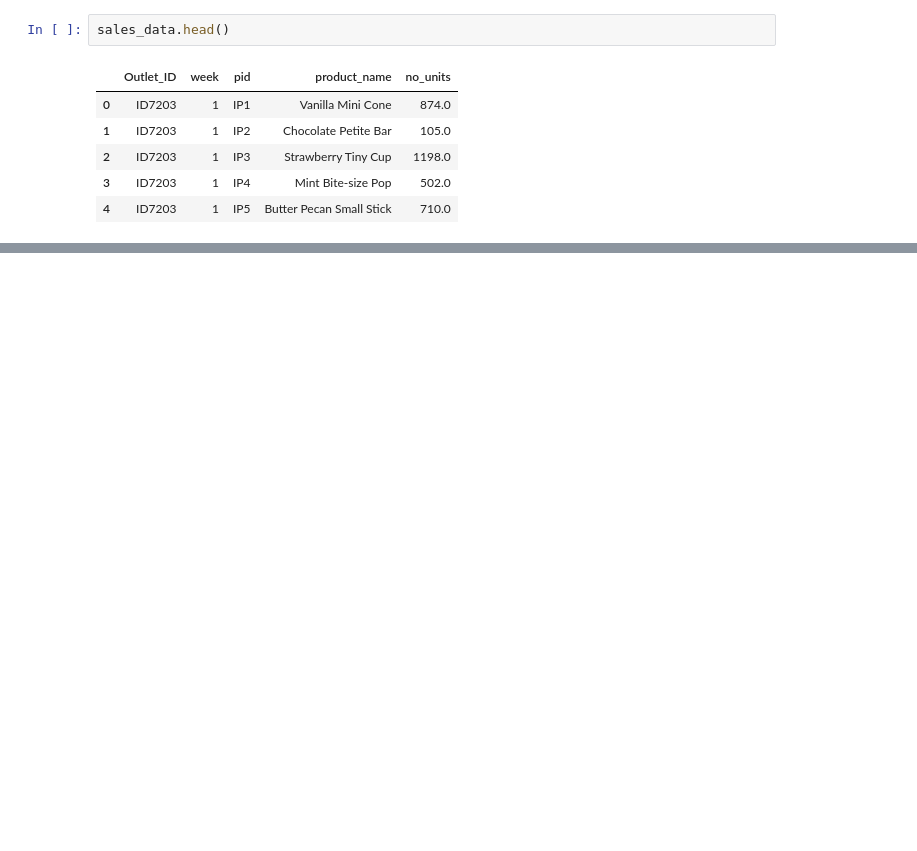
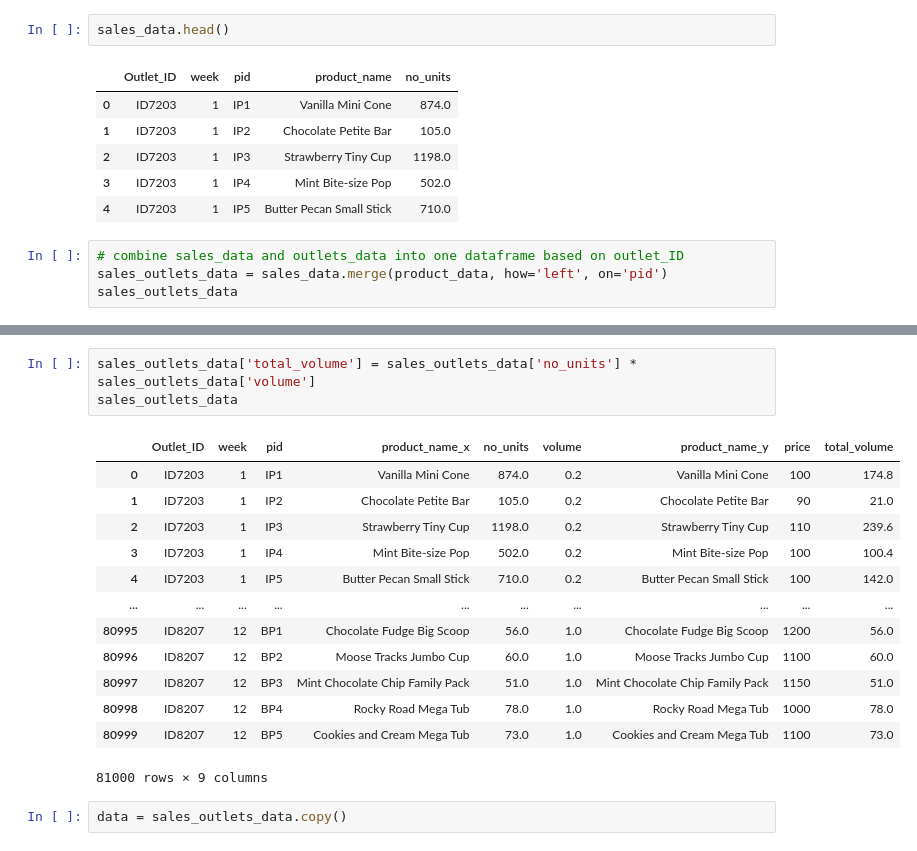
Before and after one commit to tharoosha/Datastorm4.0_Semifinal, a Jupyter notebook: BigMama.ipynb, the cells around one changed output, grey strips where cells are left out. Drawn from its saved outputs; the diff is of its cells as text; blank space fills up the shorter version.

```diff
--- a/BigMama.ipynb
+++ b/BigMama.ipynb
@@ -89,3 +67,7 @@ sales_data.head()
 | 2 | ID7203 | 1 | IP3 | Strawberry Tiny Cup | 1198.0 |
 | 3 | ID7203 | 1 | IP4 | Mint Bite-size Pop | 502.0 |
 | 4 | ID7203 | 1 | IP5 | Butter Pecan Small Stick | 710.0 |
+# %%
+# combine sales_data and outlets_data into one dataframe based on outlet_ID
+sales_outlets_data = sales_data.merge(product_data, how='left', on='pid')
+sales_outlets_data
@@ -91,0 +88,19 @@ sales_data.head()
+# %%
+sales_outlets_data['total_volume'] = sales_outlets_data['no_units'] * sales_outlets_data['volume']
+sales_outlets_data
+# %% [output]
+|  | Outlet_ID | week | pid | product_name_x | no_units | volume | product_name_y | price | total_volume |
+| 0 | ID7203 | 1 | IP1 | Vanilla Mini Cone | 874.0 | 0.2 | Vanilla Mini Cone | 100 | 174.8 |
+| 1 | ID7203 | 1 | IP2 | Chocolate Petite Bar | 105.0 | 0.2 | Chocolate Petite Bar | 90 | 21.0 |
+| 2 | ID7203 | 1 | IP3 | Strawberry Tiny Cup | 1198.0 | 0.2 | Strawberry Tiny Cup | 110 | 239.6 |
+| 3 | ID7203 | 1 | IP4 | Mint Bite-size Pop | 502.0 | 0.2 | Mint Bite-size Pop | 100 | 100.4 |
+| 4 | ID7203 | 1 | IP5 | Butter Pecan Small Stick | 710.0 | 0.2 | Butter Pecan Small Stick | 100 | 142.0 |
+| ... | ... | ... | ... | ... | ... | ... | ... | ... | ... |
+| 80995 | ID8207 | 12 | BP1 | Chocolate Fudge Big Scoop | 56.0 | 1.0 | Chocolate Fudge Big Scoop | 1200 | 56.0 |
+| 80996 | ID8207 | 12 | BP2 | Moose Tracks Jumbo Cup | 60.0 | 1.0 | Moose Tracks Jumbo Cup | 1100 | 60.0 |
+| 80997 | ID8207 | 12 | BP3 | Mint Chocolate Chip Family Pack | 51.0 | 1.0 | Mint Chocolate Chip Family Pack | 1150 | 51.0 |
+| 80998 | ID8207 | 12 | BP4 | Rocky Road Mega Tub | 78.0 | 1.0 | Rocky Road Mega Tub | 1000 | 78.0 |
+| 80999 | ID8207 | 12 | BP5 | Cookies and Cream Mega Tub | 73.0 | 1.0 | Cookies and Cream Mega Tub | 1100 | 73.0 |
+81000 rows × 9 columns
+# %%
+data = sales_outlets_data.copy()
```
Also changed, not shown: parts of 34 cells of this notebook.
